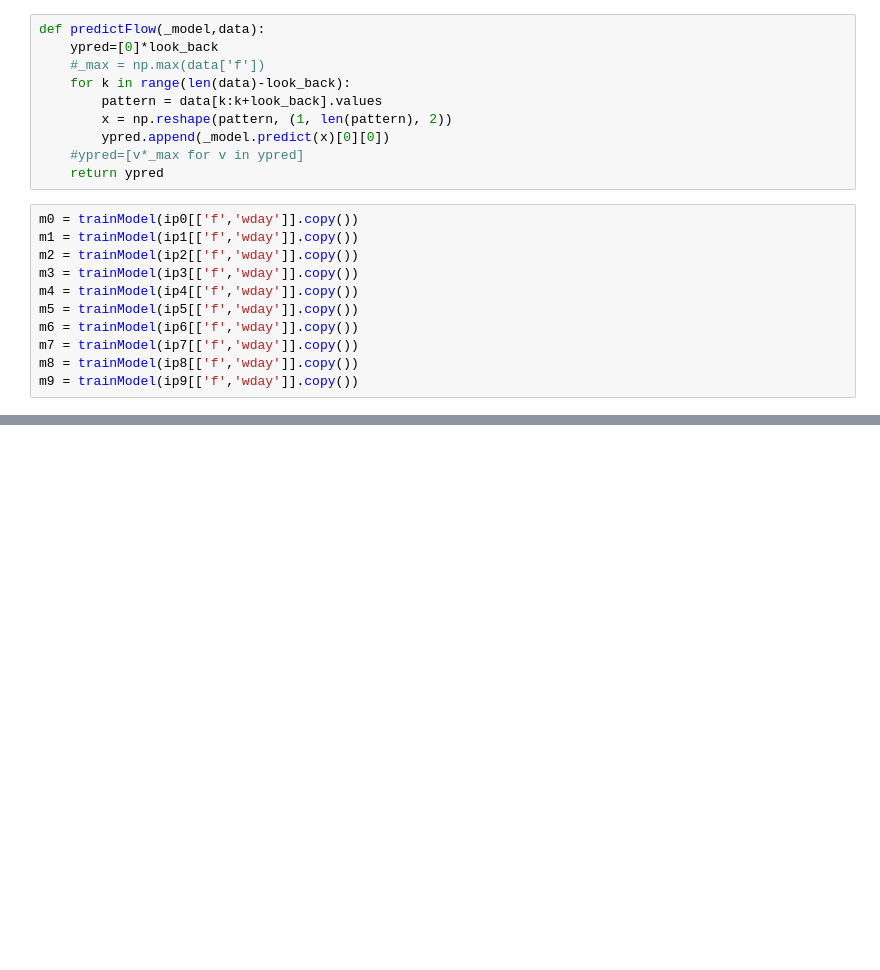
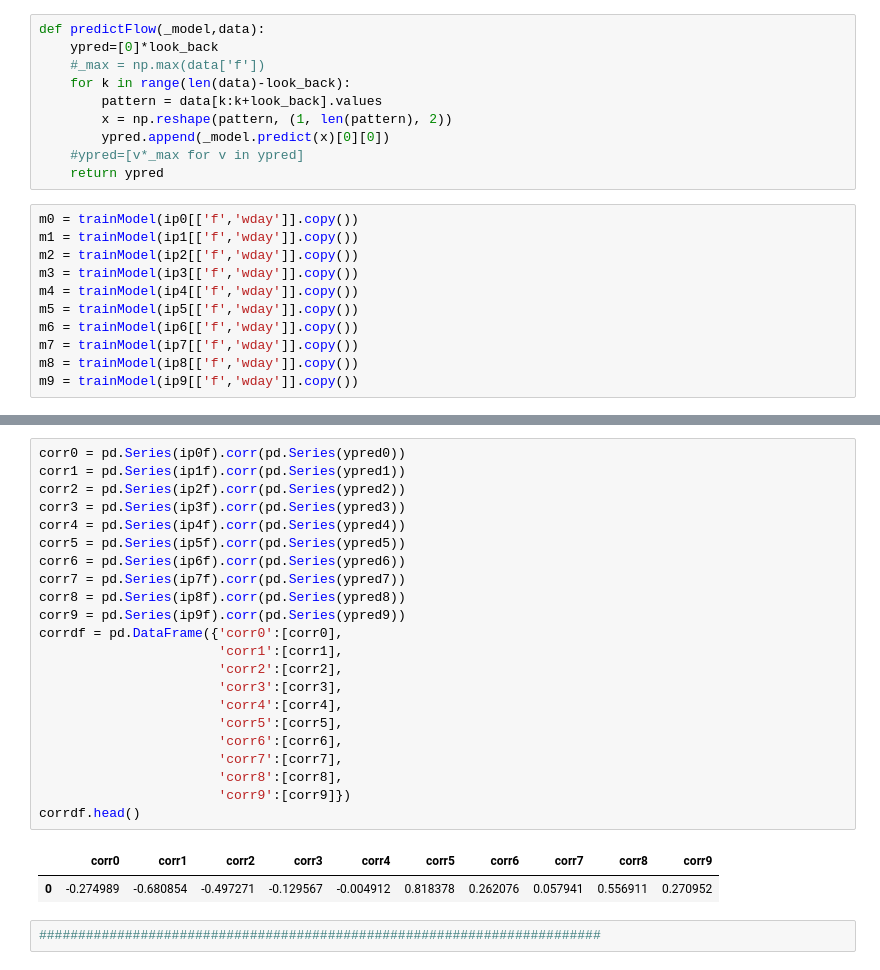
Before and after one commit to Barry2904/Network_Threat_Dectection, a Jupyter notebook: Threat_dectection.ipynb, the cells around one changed output, grey strips where cells are left out. Cells and saved outputs as stored; diff of their text form; blank space fills up the shorter version.

```diff
--- a/Threat_dectection.ipynb
+++ b/Threat_dectection.ipynb
@@ -354,0 +373,27 @@ TensorShape([None, 10, 126, 126, 64])
+# %%
+corr0 = pd.Series(ip0f).corr(pd.Series(ypred0))
+corr1 = pd.Series(ip1f).corr(pd.Series(ypred1))
+corr2 = pd.Series(ip2f).corr(pd.Series(ypred2))
+corr3 = pd.Series(ip3f).corr(pd.Series(ypred3))
+corr4 = pd.Series(ip4f).corr(pd.Series(ypred4))
+corr5 = pd.Series(ip5f).corr(pd.Series(ypred5))
+corr6 = pd.Series(ip6f).corr(pd.Series(ypred6))
+corr7 = pd.Series(ip7f).corr(pd.Series(ypred7))
+corr8 = pd.Series(ip8f).corr(pd.Series(ypred8))
+corr9 = pd.Series(ip9f).corr(pd.Series(ypred9))
+corrdf = pd.DataFrame({'corr0':[corr0],
+                       'corr1':[corr1],
+                       'corr2':[corr2],
+                       'corr3':[corr3],
+                       'corr4':[corr4],
+                       'corr5':[corr5],
+                       'corr6':[corr6],
+                       'corr7':[corr7],
+                       'corr8':[corr8],
+                       'corr9':[corr9]})
+corrdf.head()
+# %% [output]
+|  | corr0 | corr1 | corr2 | corr3 | corr4 | corr5 | corr6 | corr7 | corr8 | corr9 |
+| 0 | -0.274989 | -0.680854 | -0.497271 | -0.129567 | -0.004912 | 0.818378 | 0.262076 | 0.057941 | 0.556911 | 0.270952 |
+# %%
+########################################################################
```
Also changed, not shown: parts of 8 cells of this notebook.
